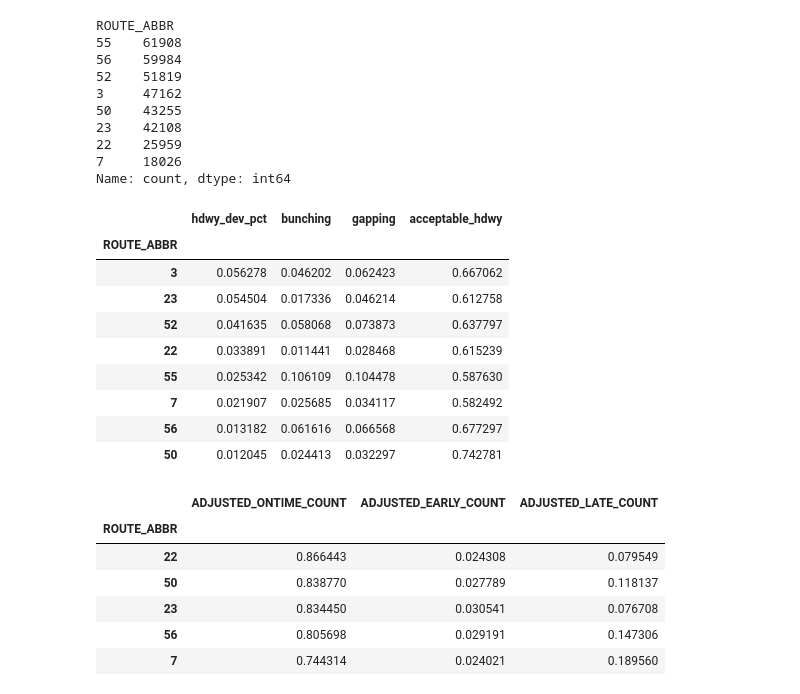
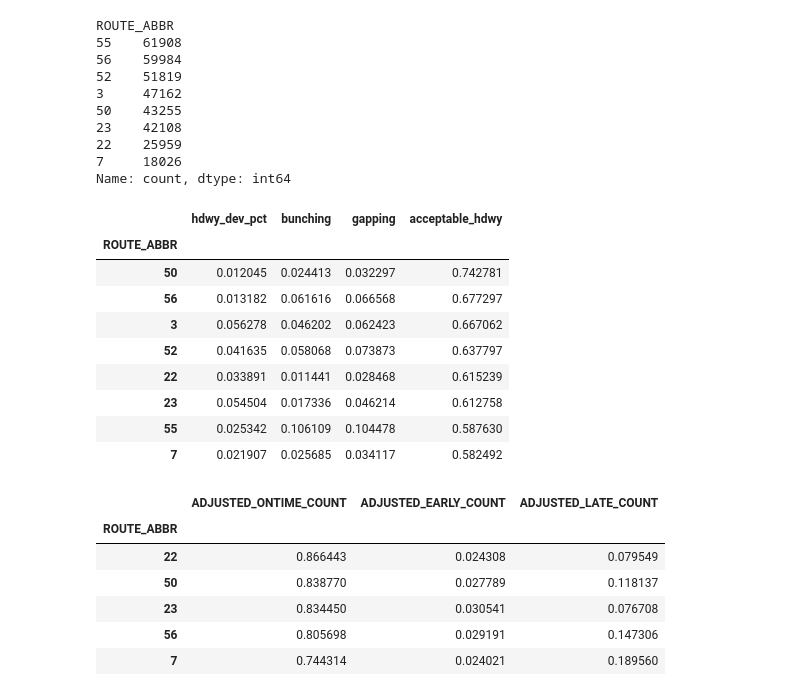
Before and after one commit to NSS-Data-Analytics-Cohort-11/wego-the-great-khans, a Jupyter notebook: notebooks/WeGo exploration.ipynb, the cells around one changed output. Cells and saved outputs as stored; diff of their text form; code cells hidden in the pictures.

```diff
--- a/notebooks/WeGo exploration.ipynb
+++ b/notebooks/WeGo exploration.ipynb
@@ -450,18 +450,18 @@ ROUTE_ABBR
 7     18026
 Name: count, dtype: int64
 # %%
-clean_hdway.groupby('ROUTE_ABBR')[['hdwy_dev_pct', 'bunching', 'gapping', 'acceptable_hdwy']].mean().sort_values('hdwy_dev_pct', ascending = False)
+clean_hdway.groupby('ROUTE_ABBR')[['hdwy_dev_pct', 'bunching', 'gapping', 'acceptable_hdwy']].mean().sort_values('acceptable_hdwy', ascending = False)
 # %% [output]
 |  | hdwy_dev_pct | bunching | gapping | acceptable_hdwy |
 | ROUTE_ABBR |  |  |  |  |
+| 50 | 0.012045 | 0.024413 | 0.032297 | 0.742781 |
+| 56 | 0.013182 | 0.061616 | 0.066568 | 0.677297 |
 | 3 | 0.056278 | 0.046202 | 0.062423 | 0.667062 |
-| 23 | 0.054504 | 0.017336 | 0.046214 | 0.612758 |
 | 52 | 0.041635 | 0.058068 | 0.073873 | 0.637797 |
 | 22 | 0.033891 | 0.011441 | 0.028468 | 0.615239 |
+| 23 | 0.054504 | 0.017336 | 0.046214 | 0.612758 |
 | 55 | 0.025342 | 0.106109 | 0.104478 | 0.587630 |
 | 7 | 0.021907 | 0.025685 | 0.034117 | 0.582492 |
-| 56 | 0.013182 | 0.061616 | 0.066568 | 0.677297 |
-| 50 | 0.012045 | 0.024413 | 0.032297 | 0.742781 |
 # %%
 clean_hdway.groupby('ROUTE_ABBR')[['ADJUSTED_ONTIME_COUNT', 'ADJUSTED_EARLY_COUNT', 'ADJUSTED_LATE_COUNT']].mean().sort_values('ADJUSTED_ONTIME_COUNT', ascending = False)
 # %% [output]
```
Also changed, not shown: parts of 53 cells of this notebook, 3 other files.
